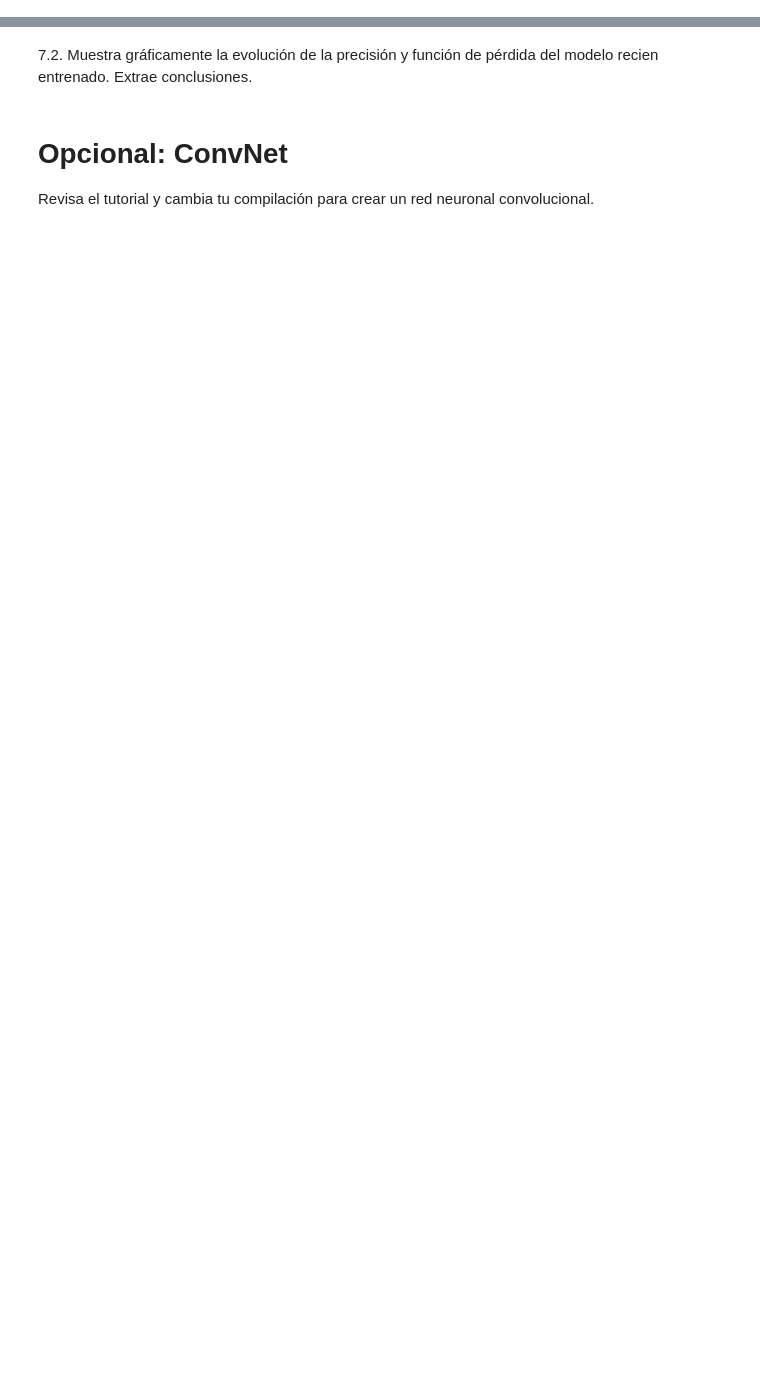
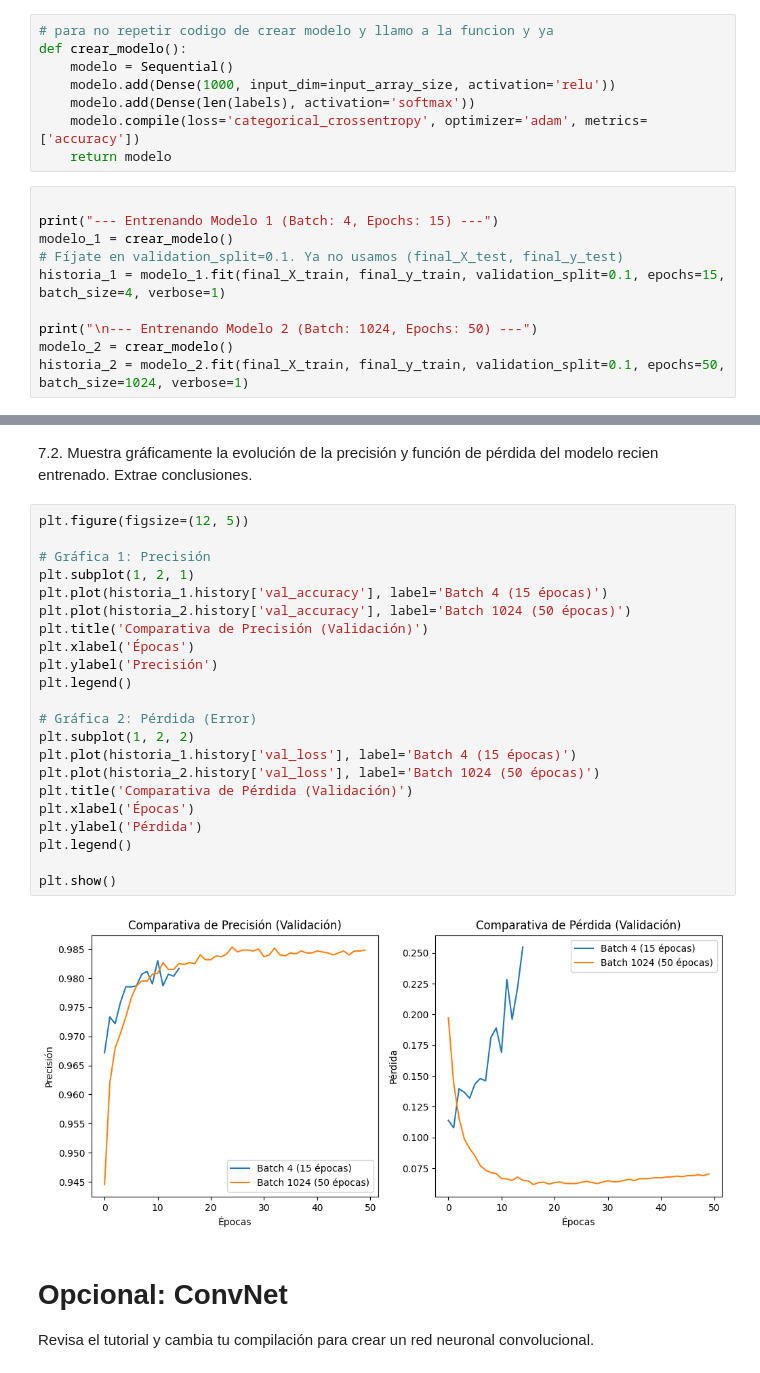
Before and after one commit to nickiiinicole/MACHINE_LEARNING_1UD, a Jupyter notebook: neuronal-network/ML.4.1.IntroRRNN-MNIST.ipynb, the cells around one changed output, grey strips where cells are left out. Cells and saved outputs as stored; diff of their text form; blank space fills up the shorter version.

```diff
--- a/neuronal-network/ML.4.1.IntroRRNN-MNIST.ipynb
+++ b/neuronal-network/ML.4.1.IntroRRNN-MNIST.ipynb
@@ -109,3 +258,21 @@ print(final_y_test.shape)
 7.1. Entrena el modelo usando ahora los parámetros siguientes
 * validation_split = 0.1, epochs=15, batch_size=4
 * validation_split = 0.1, epochs=50, batch_size=1024
+# %%
+# para no repetir codigo de crear modelo y llamo a la funcion y ya
+def crear_modelo():
+    modelo = Sequential()
+    modelo.add(Dense(1000, input_dim=input_array_size, activation='relu'))
+    modelo.add(Dense(len(labels), activation='softmax'))
+    modelo.compile(loss='categorical_crossentropy', optimizer='adam', metrics=['accuracy'])
+    return modelo
+# %%
+
+print("--- Entrenando Modelo 1 (Batch: 4, Epochs: 15) ---")
+modelo_1 = crear_modelo()
+# Fíjate en validation_split=0.1. Ya no usamos (final_X_test, final_y_test)
+historia_1 = modelo_1.fit(final_X_train, final_y_train, validation_split=0.1, epochs=15, batch_size=4, verbose=1)
+
+print("\n--- Entrenando Modelo 2 (Batch: 1024, Epochs: 50) ---")
+modelo_2 = crear_modelo()
+historia_2 = modelo_2.fit(final_X_train, final_y_train, validation_split=0.1, epochs=50, batch_size=1024, verbose=1)
@@ -112,5 +299,29 @@ print(final_y_test.shape)
 # %% [markdown]
 7.2. Muestra gráficamente la evolución de la precisión y función de pérdida del modelo recien entrenado. Extrae conclusiones.
+# %%
+plt.figure(figsize=(12, 5))
+
+# Gráfica 1: Precisión
+plt.subplot(1, 2, 1)
+plt.plot(historia_1.history['val_accuracy'], label='Batch 4 (15 épocas)')
+plt.plot(historia_2.history['val_accuracy'], label='Batch 1024 (50 épocas)')
+plt.title('Comparativa de Precisión (Validación)')
+plt.xlabel('Épocas')
+plt.ylabel('Precisión')
+plt.legend()
+
+# Gráfica 2: Pérdida (Error)
+plt.subplot(1, 2, 2)
+plt.plot(historia_1.history['val_loss'], label='Batch 4 (15 épocas)')
+plt.plot(historia_2.history['val_loss'], label='Batch 1024 (50 épocas)')
+plt.title('Comparativa de Pérdida (Validación)')
+plt.xlabel('Épocas')
+plt.ylabel('Pérdida')
+plt.legend()
+
+plt.show()
+# %% [output]
+[figure, added]
 # %% [markdown]
 # Opcional: ConvNet
 Revisa el tutorial y cambia tu compilación para crear un red neuronal convolucional.
```
Also changed, not shown: parts of 28 cells of this notebook.
